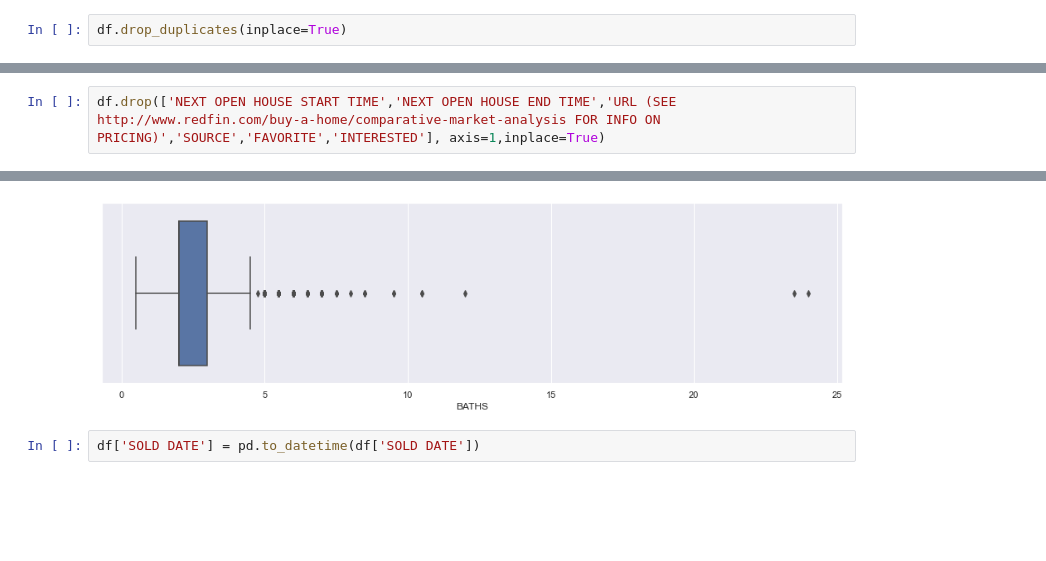
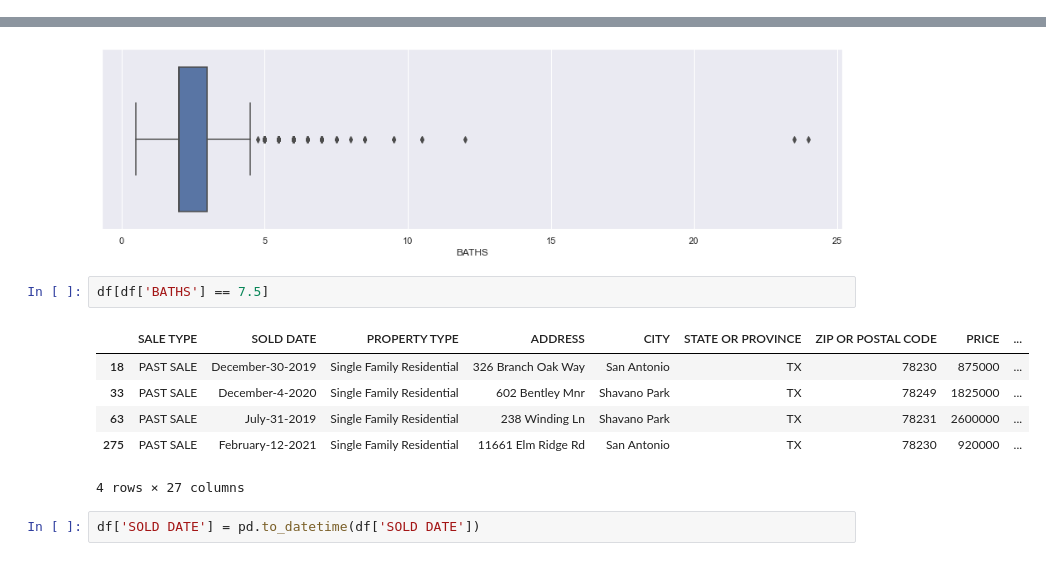
Before and after one commit to randallb15/PredictingSAHomeValues, a Jupyter notebook: EDA.ipynb, the cells around one changed output, grey strips where cells are left out. Drawn from its saved outputs; the diff is of its cells as text; blank space fills up the shorter version.

```diff
--- a/EDA.ipynb
+++ b/EDA.ipynb
@@ -19,5 +19,3 @@
 sns.set(rc={'figure.figsize':(16,4)})
 # %%
 df = pd.read_pickle('data/full.pkl')
-# %%
-df.drop_duplicates(inplace=True)
@@ -26,5 +22,3 @@ df.to_pickle('data/full.pkl')
-# %%
-df.drop(['NEXT OPEN HOUSE START TIME','NEXT OPEN HOUSE END TIME','URL (SEE http://www.redfin.com/buy-a-home/comparative-market-analysis FOR INFO ON PRICING)','SOURCE','FAVORITE','INTERESTED'], axis=1,inplace=True)
 # %%
 df.info()
 # %% [output]
@@ -94,6 +88,15 @@ min          0.500000
 max         24.000000
 Name: BATHS, dtype: float64
 [figure]
+# %%
+df[df['BATHS'] == 7.5]
+# %% [output]
+|  | SALE TYPE | SOLD DATE | PROPERTY TYPE | ADDRESS | CITY | STATE OR PROVINCE | ZIP OR POSTAL CODE | PRICE | ... |
+| 18 | PAST SALE | December-30-2019 | Single Family Residential | 326 Branch Oak Way | San Antonio | TX | 78230 | 875000 | ... |
+| 33 | PAST SALE | December-4-2020 | Single Family Residential | 602 Bentley Mnr | Shavano Park | TX | 78249 | 1825000 | ... |
+| 63 | PAST SALE | July-31-2019 | Single Family Residential | 238 Winding Ln | Shavano Park | TX | 78231 | 2600000 | ... |
+| 275 | PAST SALE | February-12-2021 | Single Family Residential | 11661 Elm Ridge Rd | San Antonio | TX | 78230 | 920000 | ... |
+4 rows × 27 columns
 # %%
 df['SOLD DATE'] = pd.to_datetime(df['SOLD DATE'])
 # %%
```
Also changed, not shown: parts of 2 cells of this notebook, 1 other file.
